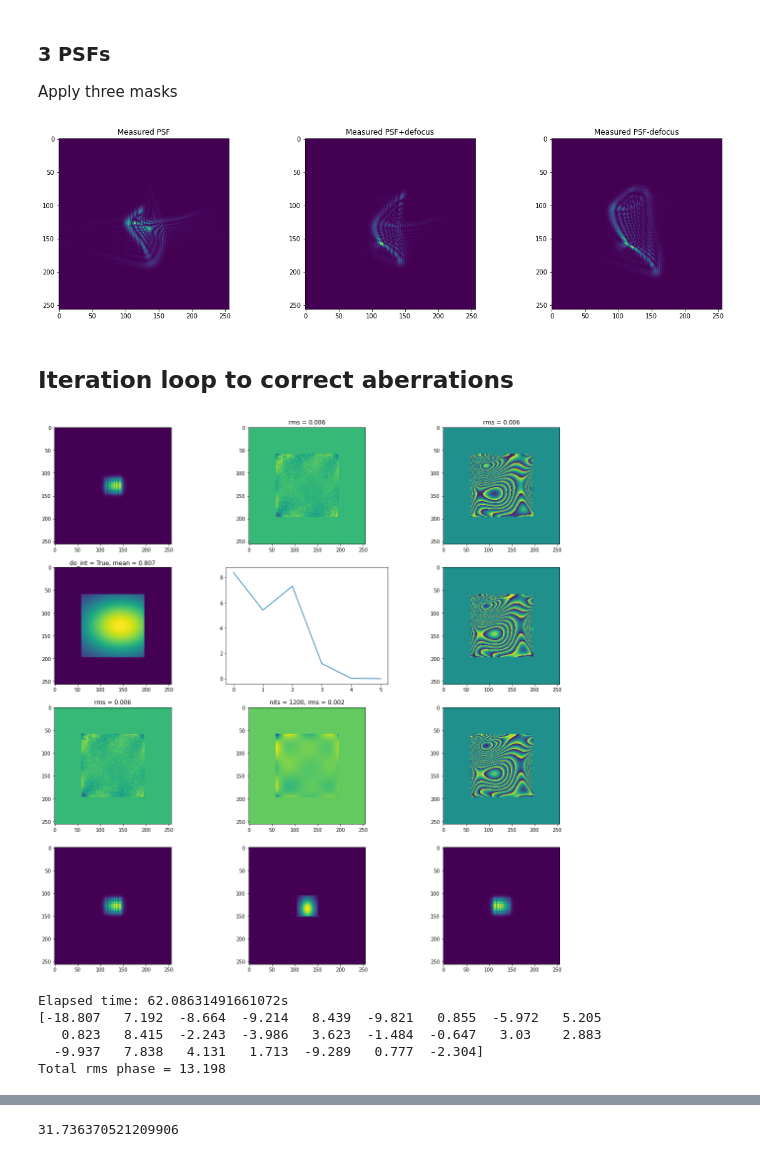
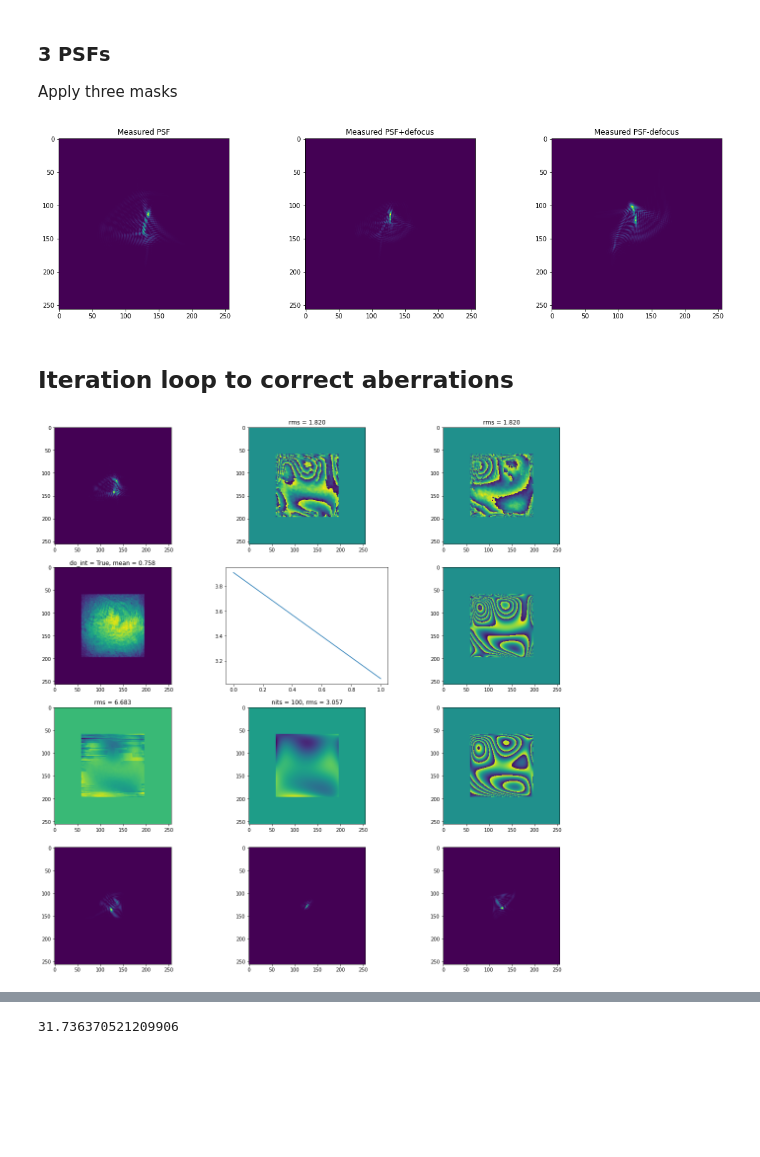
Before and after one commit to imperial-photonics/HexSimInstrument, a Jupyter notebook: R11SLM_correction_simulation_Chebyshev.ipynb, the cells around one changed output, grey strips where cells are left out. Cells and saved outputs as stored; diff of their text form; code cells hidden in the pictures; blank space fills up the shorter version.

```diff
--- a/R11SLM_correction_simulation_Chebyshev.ipynb
+++ b/R11SLM_correction_simulation_Chebyshev.ipynb
@@ -66,9 +66,9 @@ ne = (N - sum(m)) // 2  # 1/2 number of elements along side of pupil
 xx *= m
 
 # weight function along 1-d
-wtx = (1 / xp.sqrt(1 - (wx ** 2))) * m
+wtx = (1 / xp.sqrt(1 - (xx ** 2))) * m
 # find correctiom to end element that makes Ch[0]*Ch[2]*wtx = 0
-s = xp.sum(wtx * (2 * wx ** 2 - 1) )
+s = xp.sum(wtx * (2 * xx ** 2 - 1) )
 df = s / (2 * xx[ne] ** 2 - 1) / 2
 wtx[ne] -= df
 wtx[-ne - 1] = wtx[ne]
@@ -168,7 +168,7 @@ Create a random image with low spatial frequency content for aberration to be me
 c = xp.random.rand(n_c, n_c) - 0.5
 ri = np.polynomial.chebyshev.chebval2d(x, y, c) * circ
 rms = xp.std(ri)
-RMS = 10
+RMS = 5
 ri *= RMS / rms
 
 ri2 = (-18 * ch[1, 1] + 5 * ch[2, 2] - 7 * ch[3, 1] + 11 * ch[3, 3]) * circ / 4  # starting random input phase
@@ -196,7 +196,8 @@ plt.title('Starting phase')
 
 plt.figure(102)
 defocus = 5 * (ch[0, 2] + ch[2, 0])
-bias = [10 * (ch[0, 2] + ch[2, 0]), 40 * ch[1, 1], -10 * (ch[0, 2] + ch[2, 0])]
+# bias = [10 * (ch[0, 2] - ch[2, 0]), 40 * ch[1, 1], -10 * (ch[0, 2] - ch[2, 0])]
+bias = [40 * ch[1, 1], 0 * ch[1, 1], -40 * ch[1, 1]]
 if xp == cp:
     plt.imshow(defocus.get())
 else:
@@ -232,7 +233,7 @@ for i in range(3):
         plt.imshow(ps)
     psfi[i] = p1i_n + 0j
 # %% [output]
-[figure, old version]
+[figure, new version]
 # %% [markdown]
 
 ## Iteration loop to correct aberrations
@@ -264,7 +265,7 @@ def show_animation(k, img, title=None):
 
 t0 = time.time()
 nits = 1
-n = 200
+n = 50
 error = 0
 psfn0 = [None, None, None]
 
@@ -351,36 +352,31 @@ while nits < n * 30 + 1:
             axes[4].plot(rms_plot)
 
         # calculate the cummulative zernike mode values and reconstruct the cummulative phase
         cuml_z += diff_z
         cuml_phase = oe.contract('ijk,i->jk', c_a_p, cuml_z)
         show_animation(8, xp.angle(xp.exp(1j * cuml_phase)))
 
         # Recalculate the psfs
         new_masks = [ri - cuml_phase + bias[0], ri - cuml_phase + bias[1], ri - cuml_phase + bias[2]]
 
         for i in range(3):
             p1 = xp.fft.fftshift(xp.fft.fft2(ampl * xp.exp(1j * new_masks[i])))
             p1i = abs(p1) ** 2 / xp.sum(abs(p1) ** 2) * nphot + bg
             p1i_n = (xp.random.poisson(p1i) - bg) * G
             ps = p1i_n
             show_animation(9+i,ps)
             psfi[i] = p1i_n + 0j
 
         # Stop if rms is small enough for two consecutive iterations
         if rms_dz < 0.1 and last_rms < 0.1:
             break
         else:
             last_rms = rms_dz
     nits = nits + 1
 
 print(f'Elapsed time: {time.time() - t0}s')
 with np.printoptions(precision=3, suppress=True):
     print(cuml_z)
 print(f'Total rms phase = {xp.std(cuml_phase):.3f}')
 # %% [output]
-[figure, old version]
+[figure, new version]
-Elapsed time: 62.08631491661072s
-[-18.807   7.192  -8.664  -9.214   8.439  -9.821   0.855  -5.972   5.205
-   0.823   8.415  -2.243  -3.986   3.623  -1.484  -0.647   3.03    2.883
-  -9.937   7.838   4.131   1.713  -9.289   0.777  -2.304]
-Total rms phase = 13.198
```
Also changed, not shown: parts of 7 cells of this notebook.
